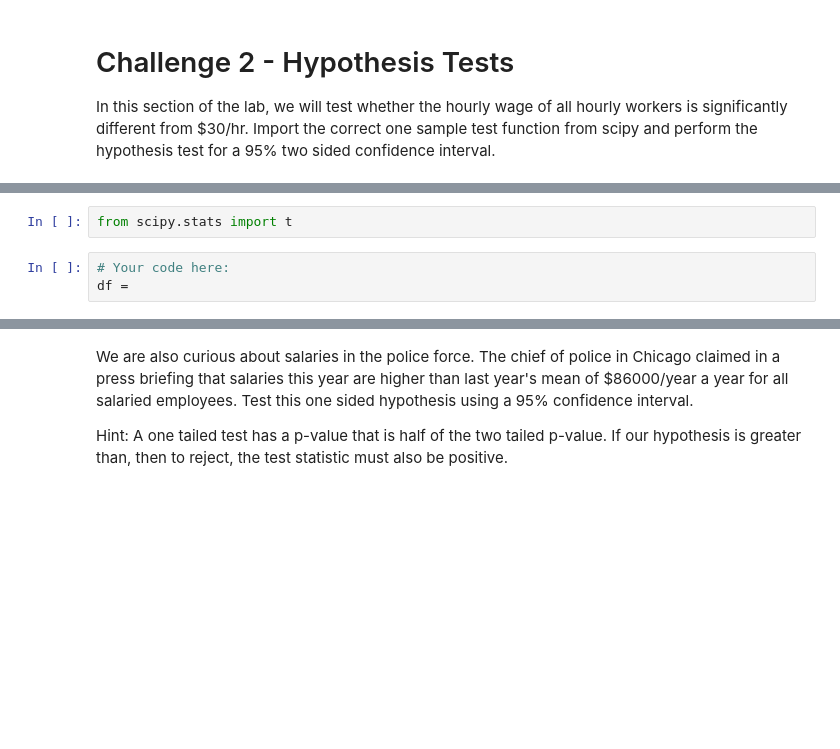
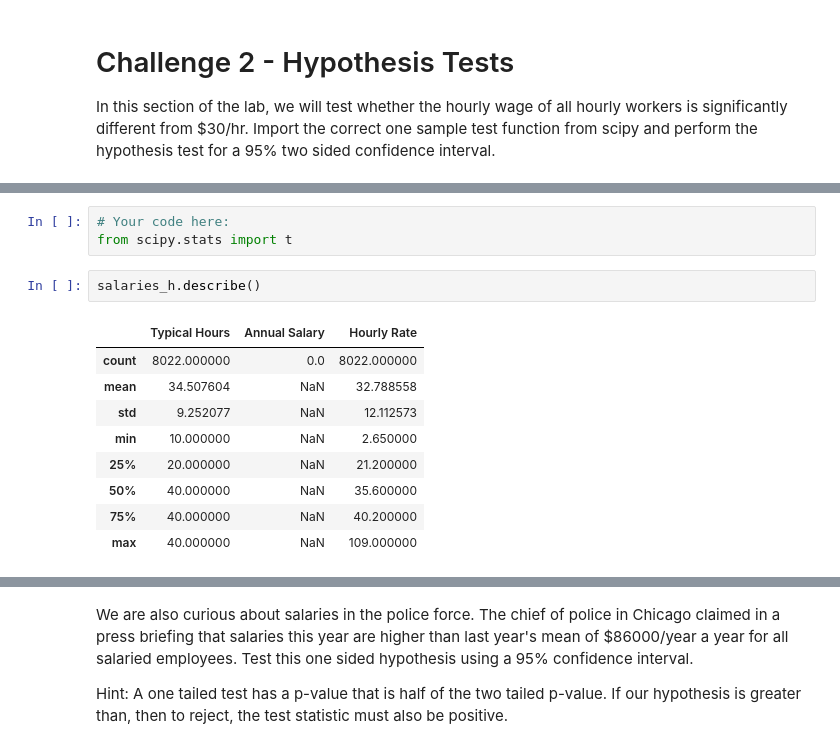
Before and after one commit to Ironhack-Data-Madrid-Mayo-2022/6.2-lab_hypothesis_testing, a Jupyter notebook: your-code/main.ipynb, the cells around one changed output, grey strips where cells are left out. Drawn from its saved outputs; the diff is of its cells as text; blank space fills up the shorter version.

```diff
--- a/your-code/main.ipynb
+++ b/your-code/main.ipynb
@@ -69,5 +90,15 @@ In this section of the lab, we will test whether the hourly wage of all hourly w
 # %%
+# Your code here:
 from scipy.stats import t
-# %%
-# Your code here:
-df =
+# %%
+salaries_h.describe()
+# %% [output]
+|  | Typical Hours | Annual Salary | Hourly Rate |
+| count | 8022.000000 | 0.0 | 8022.000000 |
+| mean | 34.507604 | NaN | 32.788558 |
+| std | 9.252077 | NaN | 12.112573 |
+| min | 10.000000 | NaN | 2.650000 |
+| 25% | 20.000000 | NaN | 21.200000 |
+| 50% | 40.000000 | NaN | 35.600000 |
+| 75% | 40.000000 | NaN | 40.200000 |
+| max | 40.000000 | NaN | 109.000000 |
```
Also changed, not shown: parts of 31 cells of this notebook, 1 other file.
